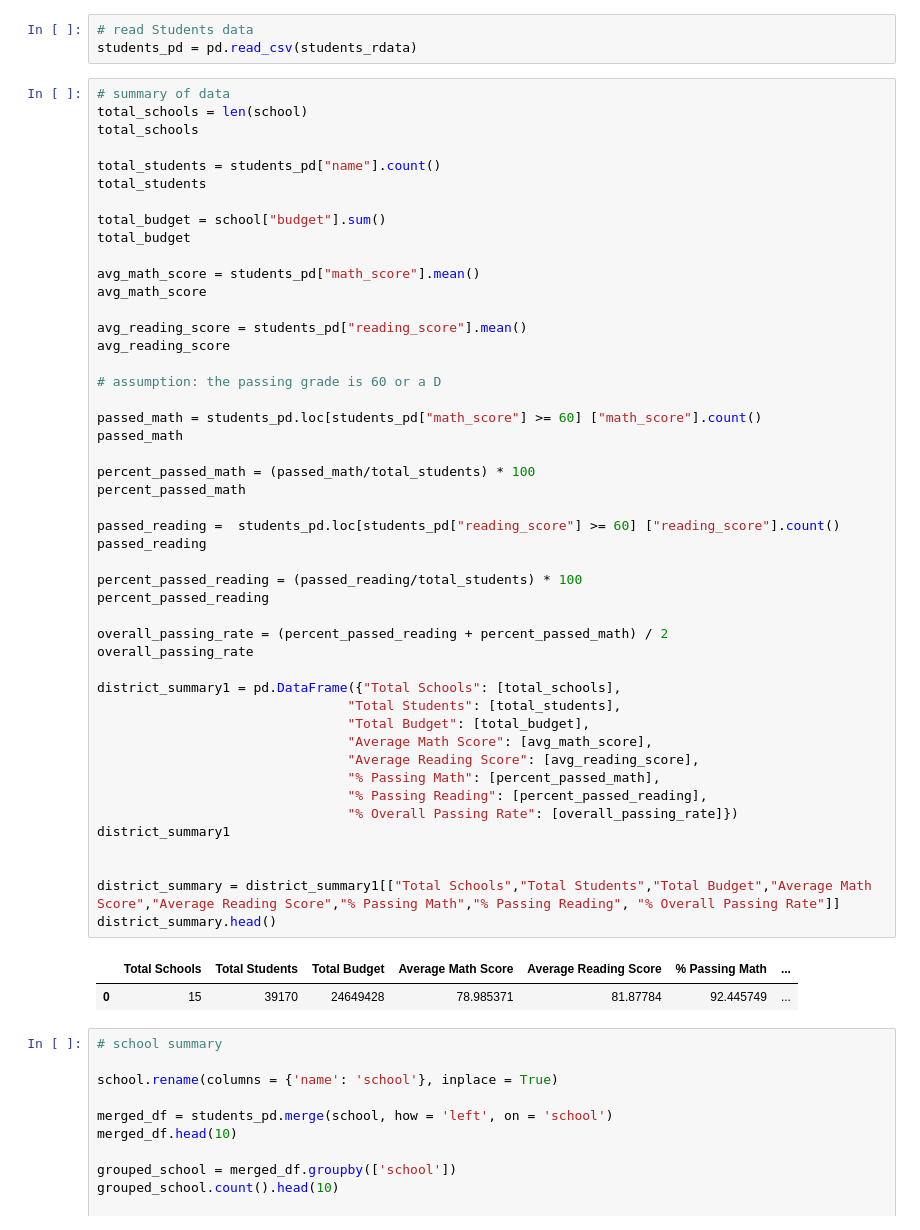
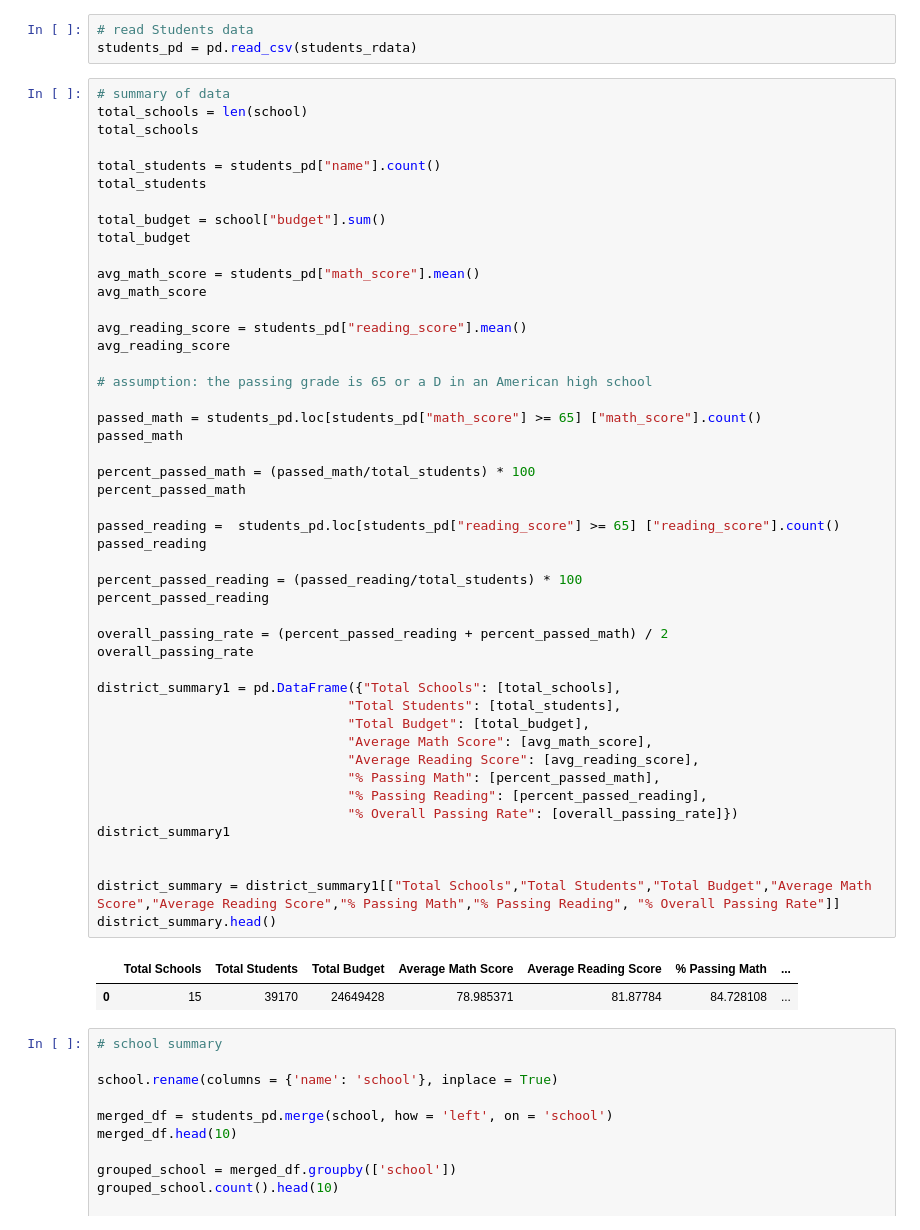
Before and after one commit to risatino/academy-of-py, a Jupyter notebook: Instructions/Untitled.ipynb, the cells around one changed output. Saved outputs shown, nothing was run; the diff lists cells and outputs as text.

Commit message:
Changed passing grade to 65 based on standard American High School grades

```diff
--- a/Instructions/Untitled.ipynb
+++ b/Instructions/Untitled.ipynb
@@ -41,39 +41,39 @@ avg_math_score
 avg_reading_score = students_pd["reading_score"].mean()
 avg_reading_score
 
-# assumption: the passing grade is 60 or a D
+# assumption: the passing grade is 65 or a D in an American high school
 
-passed_math = students_pd.loc[students_pd["math_score"] >= 60] ["math_score"].count()
+passed_math = students_pd.loc[students_pd["math_score"] >= 65] ["math_score"].count()
 passed_math
 
 percent_passed_math = (passed_math/total_students) * 100
 percent_passed_math
 
-passed_reading =  students_pd.loc[students_pd["reading_score"] >= 60] ["reading_score"].count()
+passed_reading =  students_pd.loc[students_pd["reading_score"] >= 65] ["reading_score"].count()
 passed_reading
 
 percent_passed_reading = (passed_reading/total_students) * 100
 percent_passed_reading
 
 overall_passing_rate = (percent_passed_reading + percent_passed_math) / 2
 overall_passing_rate
 
 district_summary1 = pd.DataFrame({"Total Schools": [total_schools],
                                 "Total Students": [total_students],
                                 "Total Budget": [total_budget],
                                 "Average Math Score": [avg_math_score],
                                 "Average Reading Score": [avg_reading_score],
                                 "% Passing Math": [percent_passed_math],
                                 "% Passing Reading": [percent_passed_reading],
                                 "% Overall Passing Rate": [overall_passing_rate]})
 district_summary1
 
 
 district_summary = district_summary1[["Total Schools","Total Students","Total Budget","Average Math Score","Average Reading Score","% Passing Math","% Passing Reading", "% Overall Passing Rate"]]
 district_summary.head()
 # %% [output]
 |  | Total Schools | Total Students | Total Budget | Average Math Score | Average Reading Score | % Passing Math | ... |
-| 0 | 15 | 39170 | 24649428 | 78.985371 | 81.87784 | 92.445749 | ... |
+| 0 | 15 | 39170 | 24649428 | 78.985371 | 81.87784 | 84.728108 | ... |
 # %%
 # school summary
 
```
